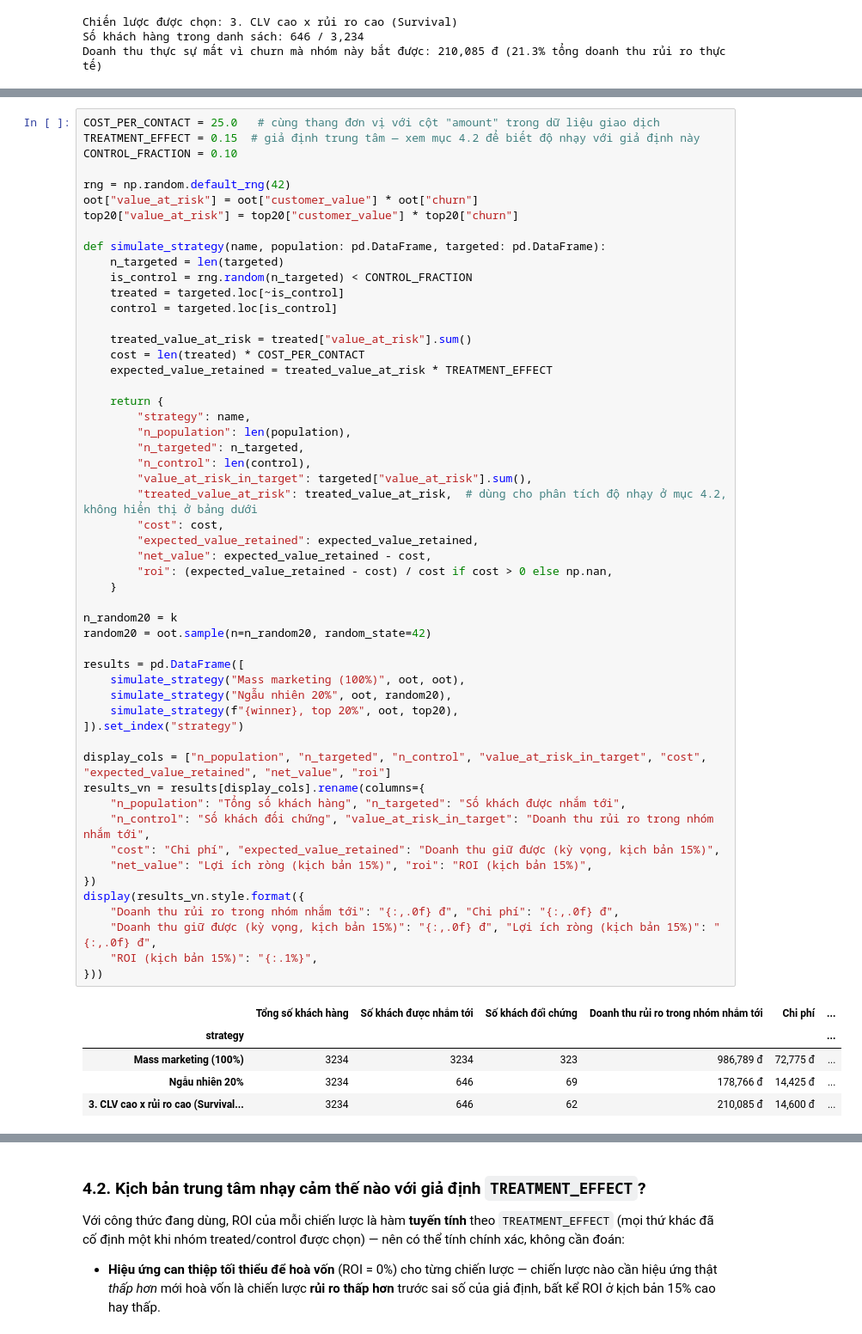
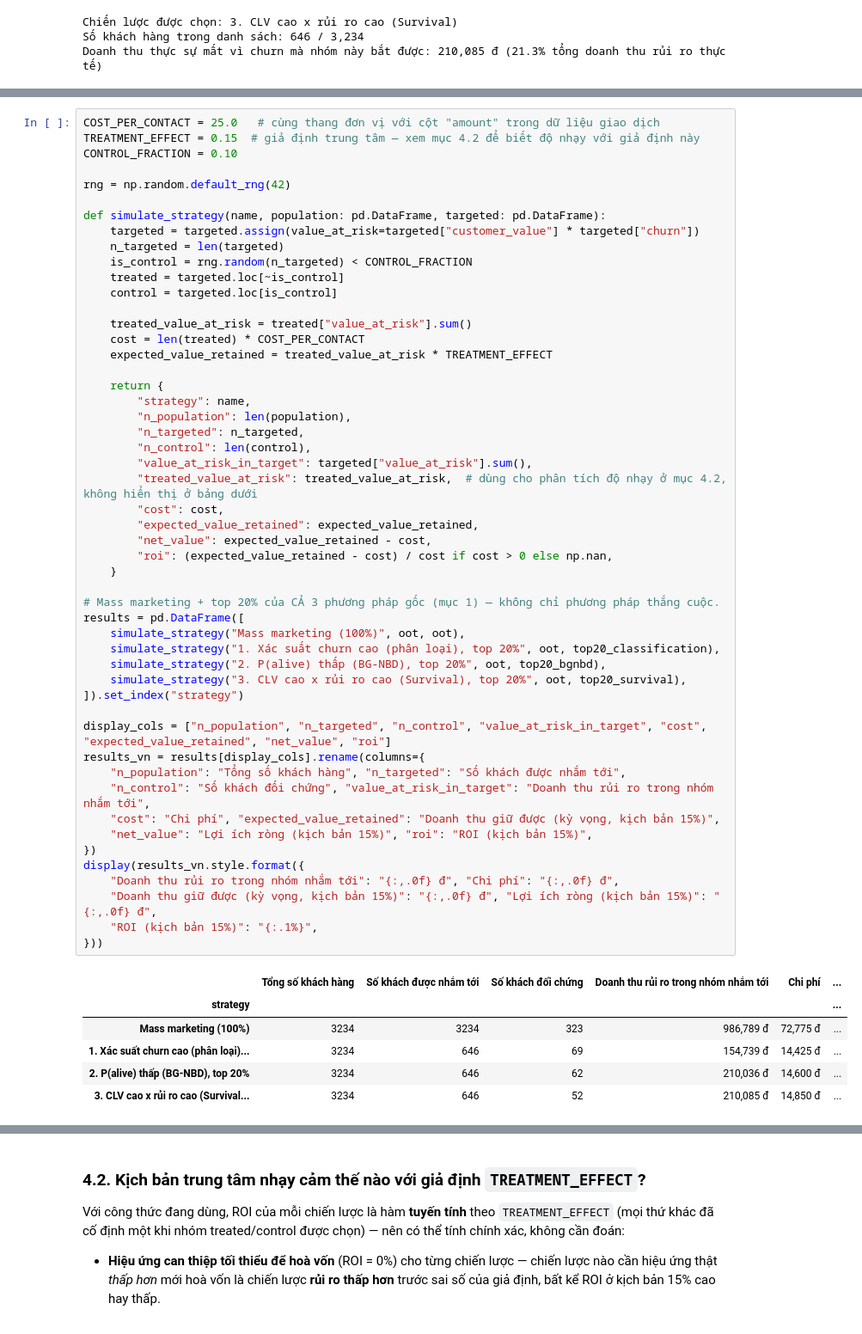
Before and after one commit to passat05/bootcamp_customer_analytics, a Jupyter notebook: notebooks/02_propensity_targeting_campaign.ipynb, the cells around one changed output, grey strips where cells are left out. Shown at 86% size. Cells and saved outputs as stored; diff of their text form.

```diff
--- a/notebooks/02_propensity_targeting_campaign.ipynb
+++ b/notebooks/02_propensity_targeting_campaign.ipynb
@@ -319,10 +316,9 @@ TREATMENT_EFFECT = 0.15  # giả định trung tâm — xem mục 4.2 để bi
 CONTROL_FRACTION = 0.10
 
 rng = np.random.default_rng(42)
-oot["value_at_risk"] = oot["customer_value"] * oot["churn"]
-top20["value_at_risk"] = top20["customer_value"] * top20["churn"]
 
 def simulate_strategy(name, population: pd.DataFrame, targeted: pd.DataFrame):
+    targeted = targeted.assign(value_at_risk=targeted["customer_value"] * targeted["churn"])
     n_targeted = len(targeted)
     is_control = rng.random(n_targeted) < CONTROL_FRACTION
     treated = targeted.loc[~is_control]
@@ -338,38 +334,38 @@ def simulate_strategy(name, population: pd.DataFrame, targeted: pd.DataFrame):
         "n_targeted": n_targeted,
         "n_control": len(control),
         "value_at_risk_in_target": targeted["value_at_risk"].sum(),
         "treated_value_at_risk": treated_value_at_risk,  # dùng cho phân tích độ nhạy ở mục 4.2, không hiển thị ở bảng dưới
         "cost": cost,
         "expected_value_retained": expected_value_retained,
         "net_value": expected_value_retained - cost,
         "roi": (expected_value_retained - cost) / cost if cost > 0 else np.nan,
     }
 
-n_random20 = k
-random20 = oot.sample(n=n_random20, random_state=42)
-
+# Mass marketing + top 20% của CẢ 3 phương pháp gốc (mục 1) — không chỉ phương pháp thắng cuộc.
 results = pd.DataFrame([
     simulate_strategy("Mass marketing (100%)", oot, oot),
-    simulate_strategy("Ngẫu nhiên 20%", oot, random20),
-    simulate_strategy(f"{winner}, top 20%", oot, top20),
+    simulate_strategy("1. Xác suất churn cao (phân loại), top 20%", oot, top20_classification),
+    simulate_strategy("2. P(alive) thấp (BG-NBD), top 20%", oot, top20_bgnbd),
+    simulate_strategy("3. CLV cao x rủi ro cao (Survival), top 20%", oot, top20_survival),
 ]).set_index("strategy")
 
 display_cols = ["n_population", "n_targeted", "n_control", "value_at_risk_in_target", "cost", "expected_value_retained", "net_value", "roi"]
 results_vn = results[display_cols].rename(columns={
     "n_population": "Tổng số khách hàng", "n_targeted": "Số khách được nhắm tới",
     "n_control": "Số khách đối chứng", "value_at_risk_in_target": "Doanh thu rủi ro trong nhóm nhắm tới",
     "cost": "Chi phí", "expected_value_retained": "Doanh thu giữ được (kỳ vọng, kịch bản 15%)",
     "net_value": "Lợi ích ròng (kịch bản 15%)", "roi": "ROI (kịch bản 15%)",
 })
 display(results_vn.style.format({
     "Doanh thu rủi ro trong nhóm nhắm tới": "{:,.0f} đ", "Chi phí": "{:,.0f} đ",
     "Doanh thu giữ được (kỳ vọng, kịch bản 15%)": "{:,.0f} đ", "Lợi ích ròng (kịch bản 15%)": "{:,.0f} đ",
     "ROI (kịch bản 15%)": "{:.1%}",
 }))
 # %% [output]
 |  | Tổng số khách hàng | Số khách được nhắm tới | Số khách đối chứng | Doanh thu rủi ro trong nhóm nhắm tới | Chi phí | ... |
 | strategy |  |  |  |  |  | ... |
 | Mass marketing (100%) | 3234 | 3234 | 323 | 986,789 đ | 72,775 đ | ... |
-| Ngẫu nhiên 20% | 3234 | 646 | 69 | 178,766 đ | 14,425 đ | ... |
-| 3. CLV cao x rủi ro cao (Survival... | 3234 | 646 | 62 | 210,085 đ | 14,600 đ | ... |
+| 1. Xác suất churn cao (phân loại)... | 3234 | 646 | 69 | 154,739 đ | 14,425 đ | ... |
+| 2. P(alive) thấp (BG-NBD), top 20% | 3234 | 646 | 62 | 210,036 đ | 14,600 đ | ... |
+| 3. CLV cao x rủi ro cao (Survival... | 3234 | 646 | 52 | 210,085 đ | 14,850 đ | ... |
 # %%
```
Also changed, not shown: parts of 4 cells of this notebook, 1 other file.
